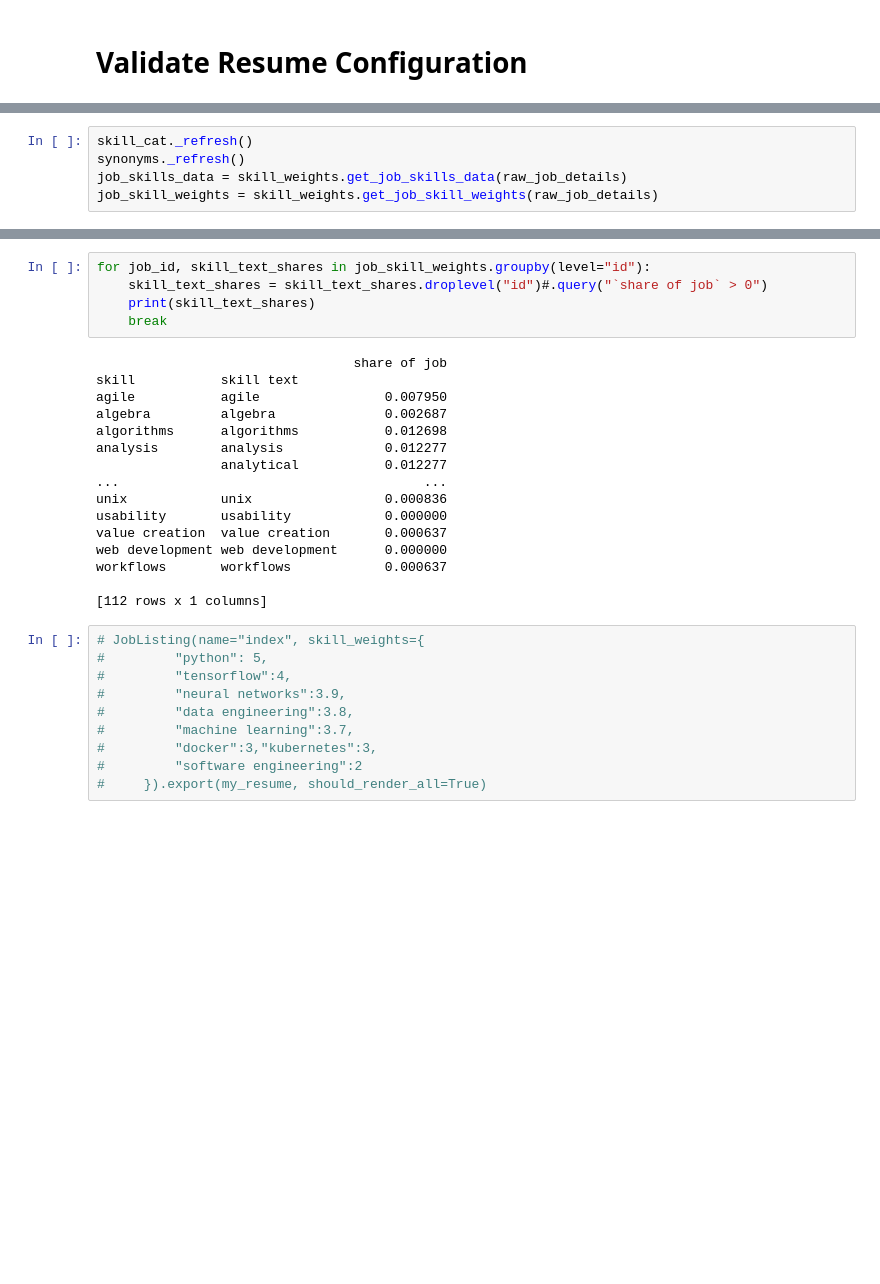
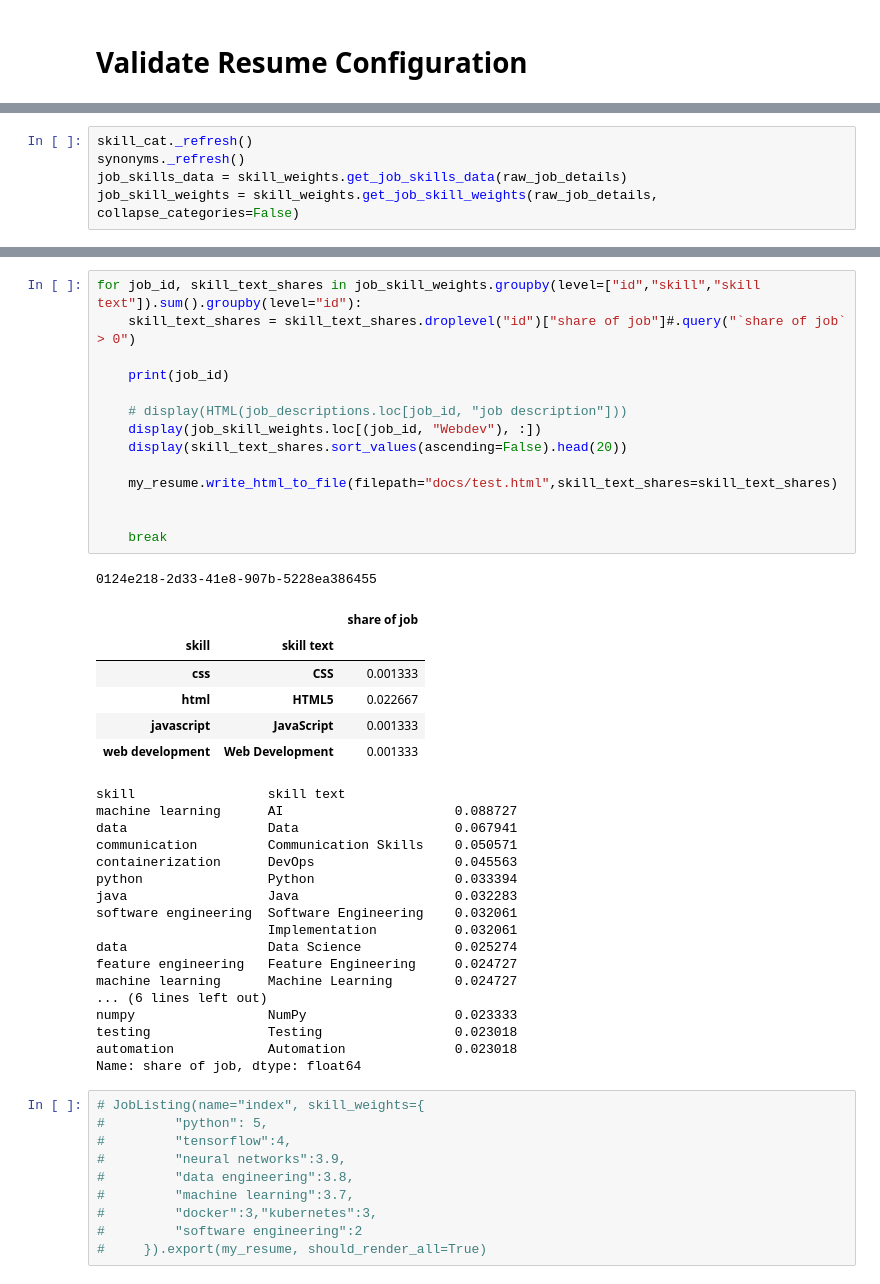
Before and after one commit to FractalMachinist/FractalMachinist.github.io, a Jupyter notebook: Resume.ipynb, the cells around one changed output, grey strips where cells are left out. Drawn from its saved outputs; the diff is of its cells as text; blank space fills up the shorter version.

```diff
--- a/Resume.ipynb
+++ b/Resume.ipynb
@@ -216,4 +226,4 @@ job_descriptions = skill_weights.get_job_descriptions(raw_job_details)
 skill_cat._refresh()
 synonyms._refresh()
 job_skills_data = skill_weights.get_job_skills_data(raw_job_details)
-job_skill_weights = skill_weights.get_job_skill_weights(raw_job_details)
+job_skill_weights = skill_weights.get_job_skill_weights(raw_job_details, collapse_categories=False)
@@ -237,24 +353,42 @@ job_skill_weights
 # %%
-for job_id, skill_text_shares in job_skill_weights.groupby(level="id"):
-    skill_text_shares = skill_text_shares.droplevel("id")#.query("`share of job` > 0")
-    print(skill_text_shares)
+for job_id, skill_text_shares in job_skill_weights.groupby(level=["id","skill","skill text"]).sum().groupby(level="id"):
+    skill_text_shares = skill_text_shares.droplevel("id")["share of job"]#.query("`share of job` > 0")
+
+    print(job_id)
+
+    # display(HTML(job_descriptions.loc[job_id, "job description"]))
+    display(job_skill_weights.loc[(job_id, "Webdev"), :])
+    display(skill_text_shares.sort_values(ascending=False).head(20))
+
+    my_resume.write_html_to_file(filepath="docs/test.html",skill_text_shares=skill_text_shares)
+
+
     break
 # %% [output]
-                                 share of job
-skill           skill text
-agile           agile                0.007950
-algebra         algebra              0.002687
-algorithms      algorithms           0.012698
-analysis        analysis             0.012277
-                analytical           0.012277
-...                                       ...
-unix            unix                 0.000836
-usability       usability            0.000000
-value creation  value creation       0.000637
-web development web development      0.000000
-workflows       workflows            0.000637
-
-[112 rows x 1 columns]
+0124e218-2d33-41e8-907b-5228ea386455
+|  |  | share of job |
+| skill | skill text |  |
+| css | CSS | 0.001333 |
+| html | HTML5 | 0.022667 |
+| javascript | JavaScript | 0.001333 |
+| web development | Web Development | 0.001333 |
+skill                 skill text
+machine learning      AI                      0.088727
+data                  Data                    0.067941
+communication         Communication Skills    0.050571
+containerization      DevOps                  0.045563
+python                Python                  0.033394
+java                  Java                    0.032283
+software engineering  Software Engineering    0.032061
+                      Implementation          0.032061
+data                  Data Science            0.025274
+feature engineering   Feature Engineering     0.024727
+machine learning      Machine Learning        0.024727
+... (6 lines left out)
+numpy                 NumPy                   0.023333
+testing               Testing                 0.023018
+automation            Automation              0.023018
+Name: share of job, dtype: float64
 # %%
 # JobListing(name="index", skill_weights={
 #         "python": 5,
```
Also changed, not shown: parts of 22 cells of this notebook, 15 other files.
